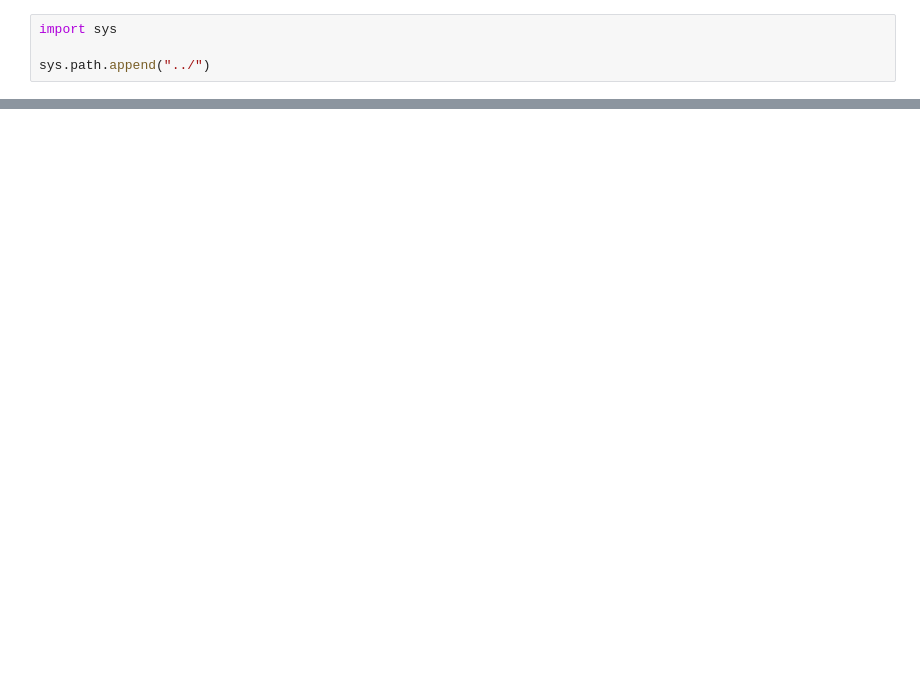
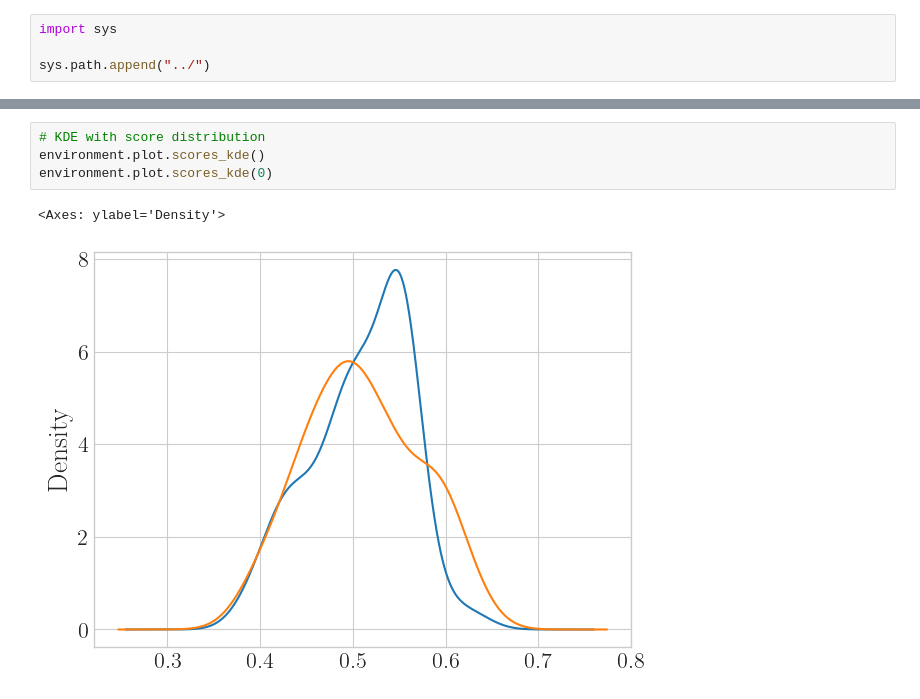
Before and after one commit to joaopfonseca/recourse-over-time, a Jupyter notebook: notebooks/1.0-bank-loan-random-data.ipynb, the cells around one changed output, grey strips where cells are left out. Saved outputs shown, nothing was run; the diff lists cells and outputs as text; blank space fills up the shorter version.

```diff
--- a/notebooks/1.0-bank-loan-random-data.ipynb
+++ b/notebooks/1.0-bank-loan-random-data.ipynb
@@ -89,0 +103,7 @@ array([0.11111111, 0.29032258, 0.2       , 0.19565217, 0.25641026,
+# %%
+# KDE with score distribution
+environment.plot.scores_kde()
+environment.plot.scores_kde(0)
+# %% [output]
+<Axes: ylabel='Density'>
+[figure, added]
```
Also changed, not shown: parts of 8 cells of this notebook, 3 other files.
